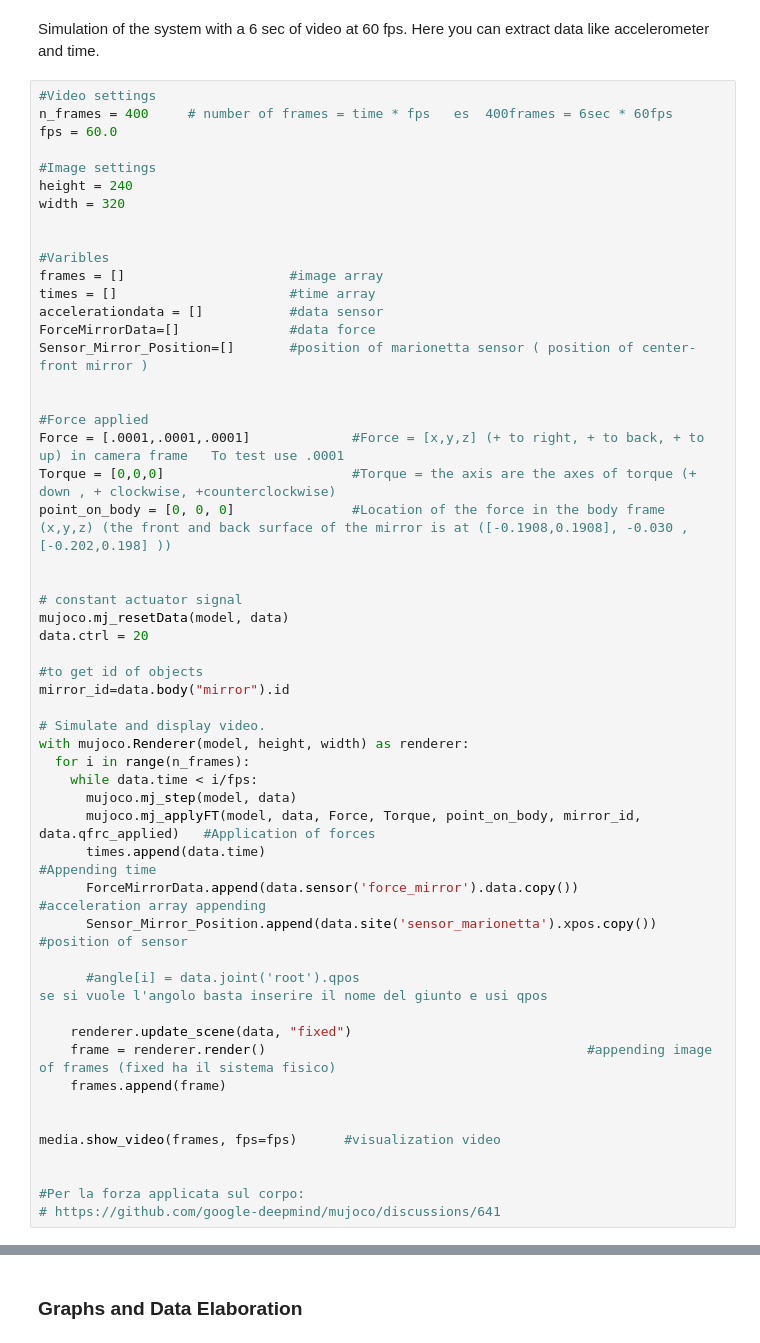
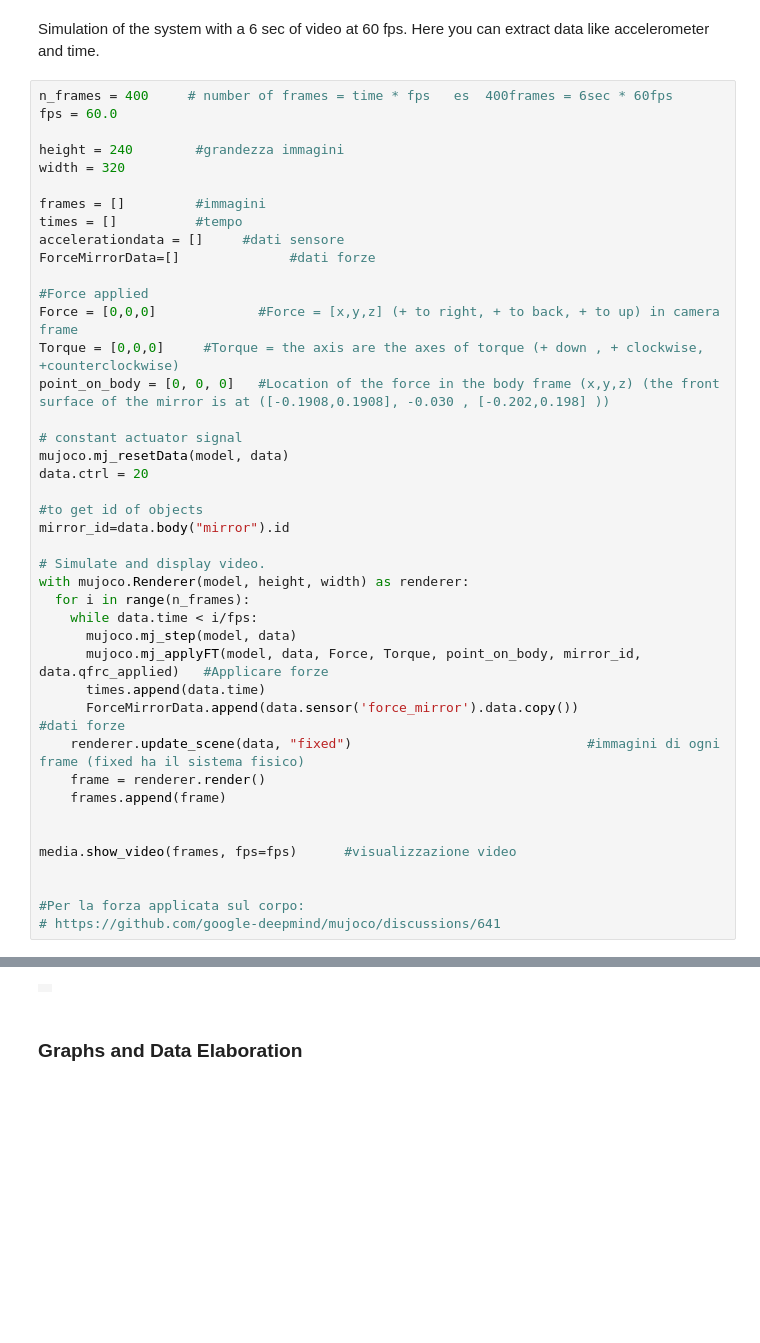
Before and after one commit to A-Kotchian/MirrorSim, a Jupyter notebook: nb/mojuco/MirrorModel.ipynb, the cells around one changed output, grey strips where cells are left out. Drawn from its saved outputs; the diff is of its cells as text; blank space fills up the shorter version.

```diff
--- a/nb/mojuco/MirrorModel.ipynb
+++ b/nb/mojuco/MirrorModel.ipynb
@@ -274,28 +245,21 @@ with mujoco.Renderer(model, height, width) as renderer:
 Simulation of the system with a 6 sec of video at 60 fps.
 Here you can extract data like accelerometer and time.
 # %%
-#Video settings
 n_frames = 400     # number of frames = time * fps   es  400frames = 6sec * 60fps
 fps = 60.0
 
-#Image settings
-height = 240
+height = 240        #grandezza immagini
 width = 320
 
-
-#Varibles
-frames = []                     #image array
-times = []                      #time array
-accelerationdata = []           #data sensor
-ForceMirrorData=[]              #data force
-Sensor_Mirror_Position=[]       #position of marionetta sensor ( position of center-front mirror )
-
+frames = []         #immagini
+times = []          #tempo
+accelerationdata = []     #dati sensore
+ForceMirrorData=[]              #dati forze
 
 #Force applied
-Force = [.0001,.0001,.0001]             #Force = [x,y,z] (+ to right, + to back, + to up) in camera frame   To test use .0001
-Torque = [0,0,0]                        #Torque = the axis are the axes of torque (+ down , + clockwise, +counterclockwise)
-point_on_body = [0, 0, 0]               #Location of the force in the body frame (x,y,z) (the front and back surface of the mirror is at ([-0.1908,0.1908], -0.030 , [-0.202,0.198] ))
-
+Force = [0,0,0]             #Force = [x,y,z] (+ to right, + to back, + to up) in camera frame
+Torque = [0,0,0]     #Torque = the axis are the axes of torque (+ down , + clockwise, +counterclockwise)
+point_on_body = [0, 0, 0]   #Location of the force in the body frame (x,y,z) (the front surface of the mirror is at ([-0.1908,0.1908], -0.030 , [-0.202,0.198] ))
 
 # constant actuator signal
 mujoco.mj_resetData(model, data)
@@ -309,19 +273,15 @@ with mujoco.Renderer(model, height, width) as renderer:
   for i in range(n_frames):
     while data.time < i/fps:
       mujoco.mj_step(model, data)
-      mujoco.mj_applyFT(model, data, Force, Torque, point_on_body, mirror_id, data.qfrc_applied)   #Application of forces
-      times.append(data.time)                                                                      #Appending time
-      ForceMirrorData.append(data.sensor('force_mirror').data.copy())                              #acceleration array appending
-      Sensor_Mirror_Position.append(data.site('sensor_marionetta').xpos.copy())                    #position of sensor
-
-      #angle[i] = data.joint('root').qpos                                                          se si vuole l'angolo basta inserire il nome del giunto e usi qpos
-
-    renderer.update_scene(data, "fixed")
-    frame = renderer.render()                                         #appending image of frames (fixed ha il sistema fisico)
+      mujoco.mj_applyFT(model, data, Force, Torque, point_on_body, mirror_id, data.qfrc_applied)   #Applicare forze
+      times.append(data.time)
+      ForceMirrorData.append(data.sensor('force_mirror').data.copy())                     #dati forze
+    renderer.update_scene(data, "fixed")                              #immagini di ogni frame (fixed ha il sistema fisico)
+    frame = renderer.render()
     frames.append(frame)
 
 
-media.show_video(frames, fps=fps)      #visualization video
+media.show_video(frames, fps=fps)      #visualizzazione video
 
 
 #Per la forza applicata sul corpo:
@@ -331,3 +290,4 @@ media.show_video(frames, fps=fps)      #visualization video
+|  |
 # %% [markdown]
 ### Graphs and Data Elaboration
 # %% [markdown]
```
Also changed, not shown: parts of 10 cells of this notebook, 1 other file.
